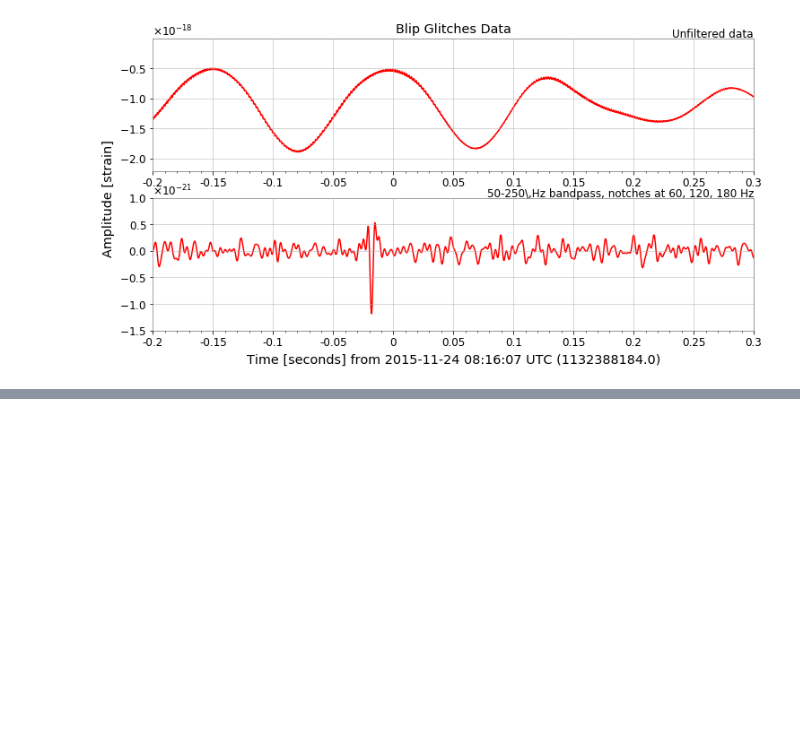
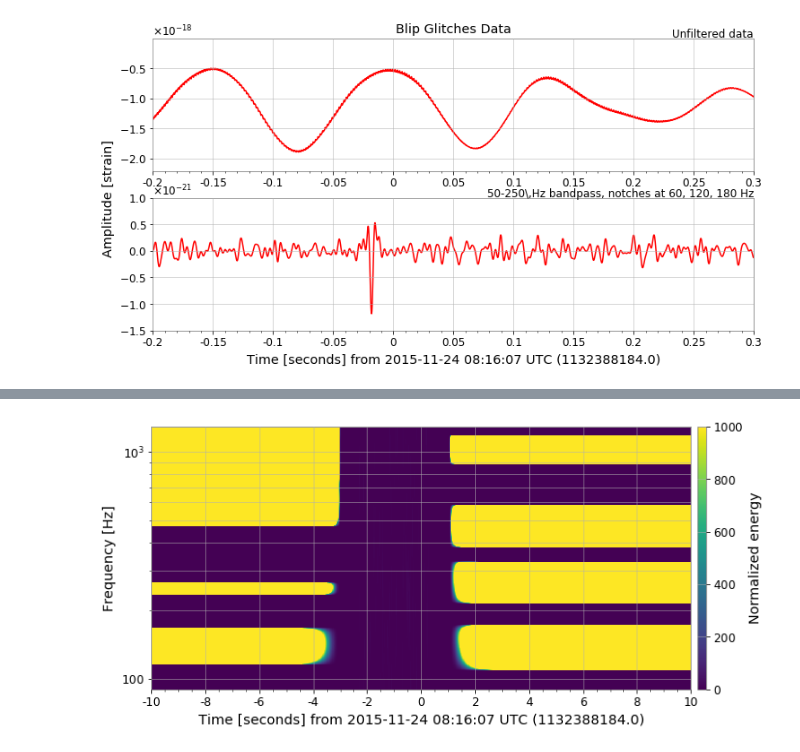
Before and after one commit to SGRGit/gwOsc, a Jupyter notebook: DataPrepBlipGlitches.ipynb, the cells around one changed output, grey strips where cells are left out. Cells and saved outputs as stored; diff of their text form; code cells hidden in the pictures; blank space fills up the shorter version.

```diff
--- a/DataPrepBlipGlitches.ipynb
+++ b/DataPrepBlipGlitches.ipynb
@@ -145,0 +138,19 @@ array([-9.98049643e-19, -9.22456611e-19,  1.98732719e-18, ...,
+# %%
+qtrans = white.q_transform(
+    whiten=False, # already white
+    #qrange=(4, 150),  # wider Q-transform range
+    #outseg=(1133090460.5, 1133090460.8),  # region of interest
+    outseg=(1132388184-10, 1132388184+10)  # region of interest
+)
+plot = qtrans.imshow(figsize=[10, 5])
+ax = plot.gca()
+ax.set_xscale('seconds')
+ax.set_yscale('log')
+ax.set_epoch(1132388184)
+ax.set_ylabel('Frequency [Hz]')
+#ax.set_ylim(0, 6*1e3)
+ax.grid(True, axis='y', which='both')
+ax.colorbar(cmap='viridis', label='Normalized energy', clim=[0, 1000])
+plot.show()
+# %% [output]
+[figure, added]
```
Also changed, not shown: parts of 9 cells of this notebook.
